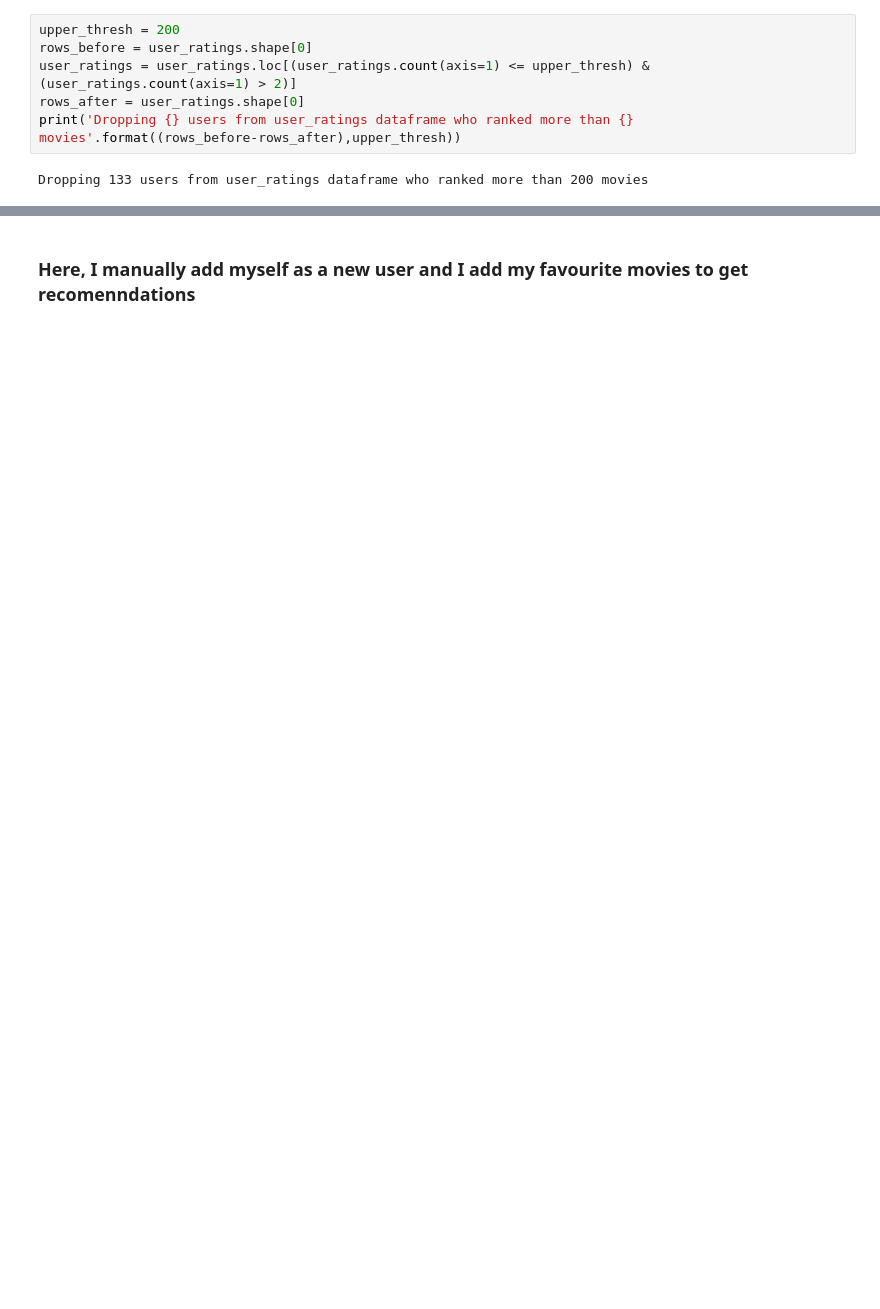
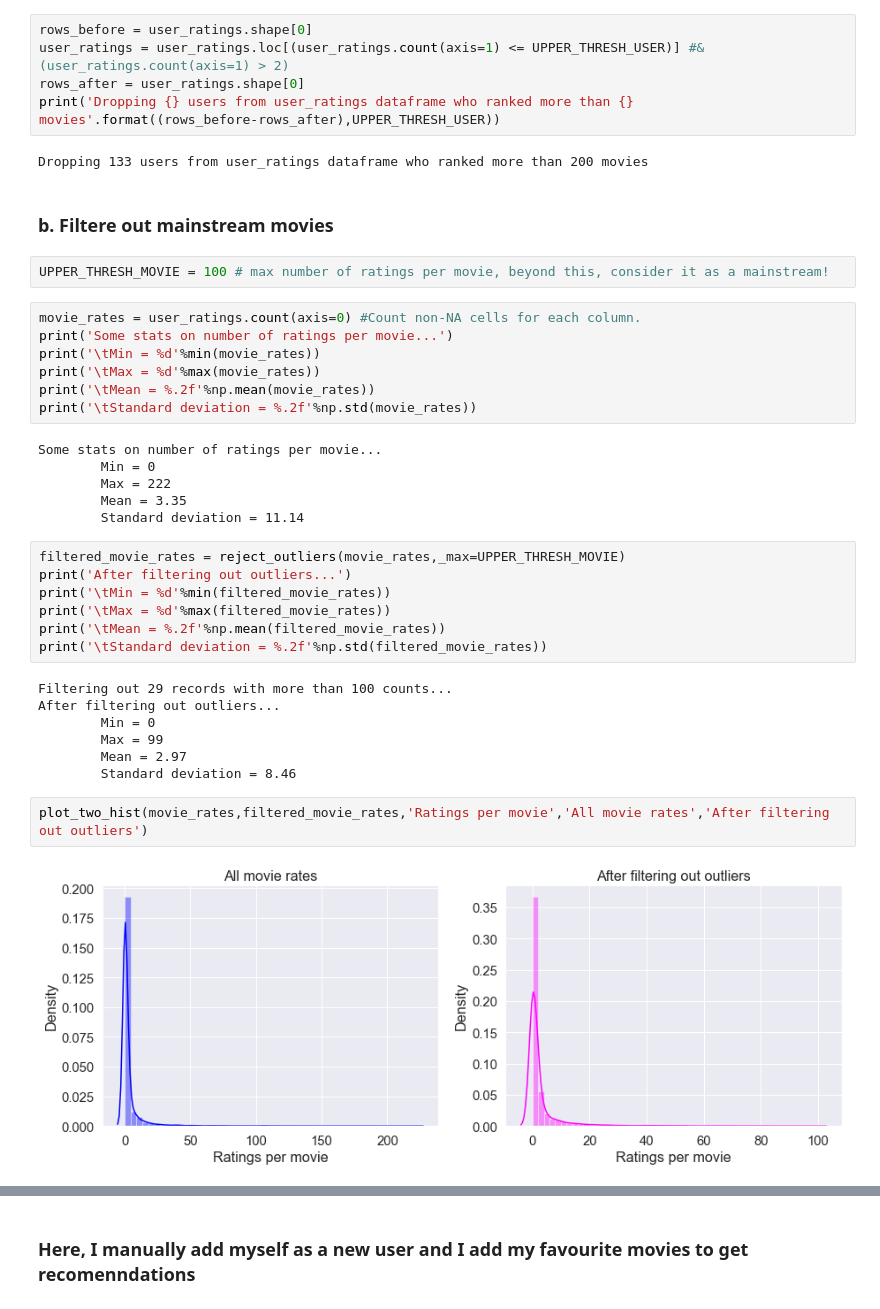
Before and after one commit to israa-alqassem/data_science, a Jupyter notebook: movie_recommendations/Recommend_me_a_movie.ipynb, the cells around one changed output, grey strips where cells are left out. Cells and saved outputs as stored; diff of their text form; blank space fills up the shorter version.

```diff
--- a/movie_recommendations/Recommend_me_a_movie.ipynb
+++ b/movie_recommendations/Recommend_me_a_movie.ipynb
@@ -132,8 +150,42 @@ plt.show()
 # %%
-upper_thresh = 200
 rows_before = user_ratings.shape[0]
-user_ratings = user_ratings.loc[(user_ratings.count(axis=1) <= upper_thresh) & (user_ratings.count(axis=1) > 2)]
+user_ratings = user_ratings.loc[(user_ratings.count(axis=1) <= UPPER_THRESH_USER)] #& (user_ratings.count(axis=1) > 2)
 rows_after = user_ratings.shape[0]
-print('Dropping {} users from user_ratings dataframe who ranked more than {} movies'.format((rows_before-rows_after),upper_thresh))
+print('Dropping {} users from user_ratings dataframe who ranked more than {} movies'.format((rows_before-rows_after),UPPER_THRESH_USER))
 # %% [output]
 Dropping 133 users from user_ratings dataframe who ranked more than 200 movies
+# %% [markdown]
+### b. Filtere out mainstream movies
+# %%
+UPPER_THRESH_MOVIE = 100 # max number of ratings per movie, beyond this, consider it as a mainstream!
+# %%
+movie_rates = user_ratings.count(axis=0) #Count non-NA cells for each column.
+print('Some stats on number of ratings per movie...')
+print('\tMin = %d'%min(movie_rates))
+print('\tMax = %d'%max(movie_rates))
+print('\tMean = %.2f'%np.mean(movie_rates))
+print('\tStandard deviation = %.2f'%np.std(movie_rates))
+# %% [output]
+Some stats on number of ratings per movie...
+        Min = 0
+        Max = 222
+        Mean = 3.35
+        Standard deviation = 11.14
+# %%
+filtered_movie_rates = reject_outliers(movie_rates,_max=UPPER_THRESH_MOVIE)
+print('After filtering out outliers...')
+print('\tMin = %d'%min(filtered_movie_rates))
+print('\tMax = %d'%max(filtered_movie_rates))
+print('\tMean = %.2f'%np.mean(filtered_movie_rates))
+print('\tStandard deviation = %.2f'%np.std(filtered_movie_rates))
+# %% [output]
+Filtering out 29 records with more than 100 counts...
+After filtering out outliers...
+        Min = 0
+        Max = 99
+        Mean = 2.97
+        Standard deviation = 8.46
+# %%
+plot_two_hist(movie_rates,filtered_movie_rates,'Ratings per movie','All movie rates','After filtering out outliers')
+# %% [output]
+[figure, added]
```
Also changed, not shown: parts of 23 cells of this notebook.
